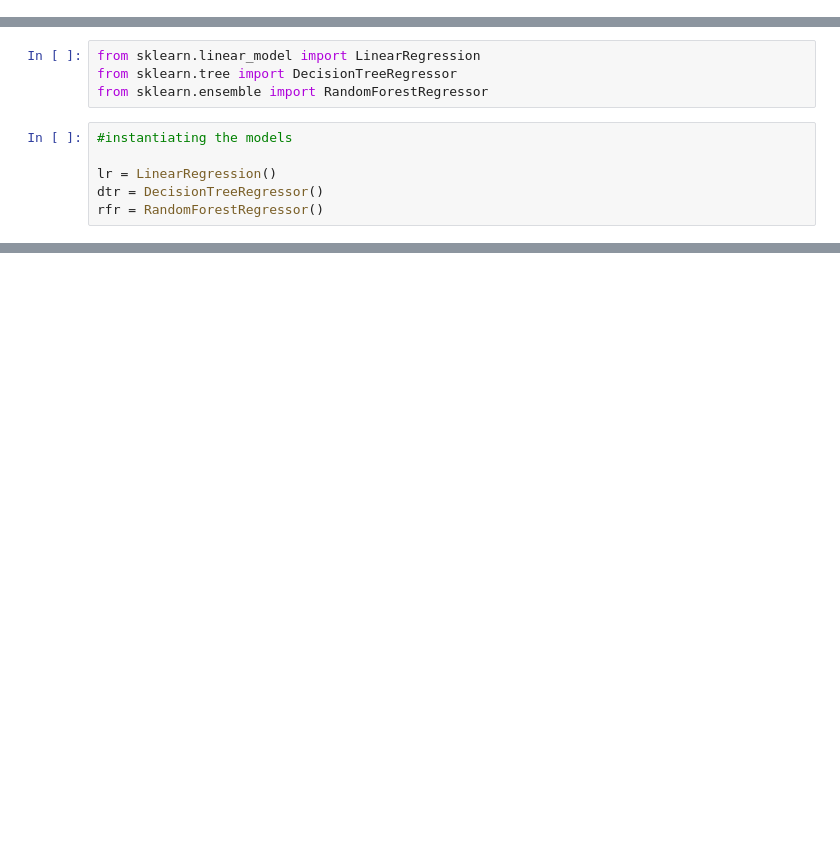
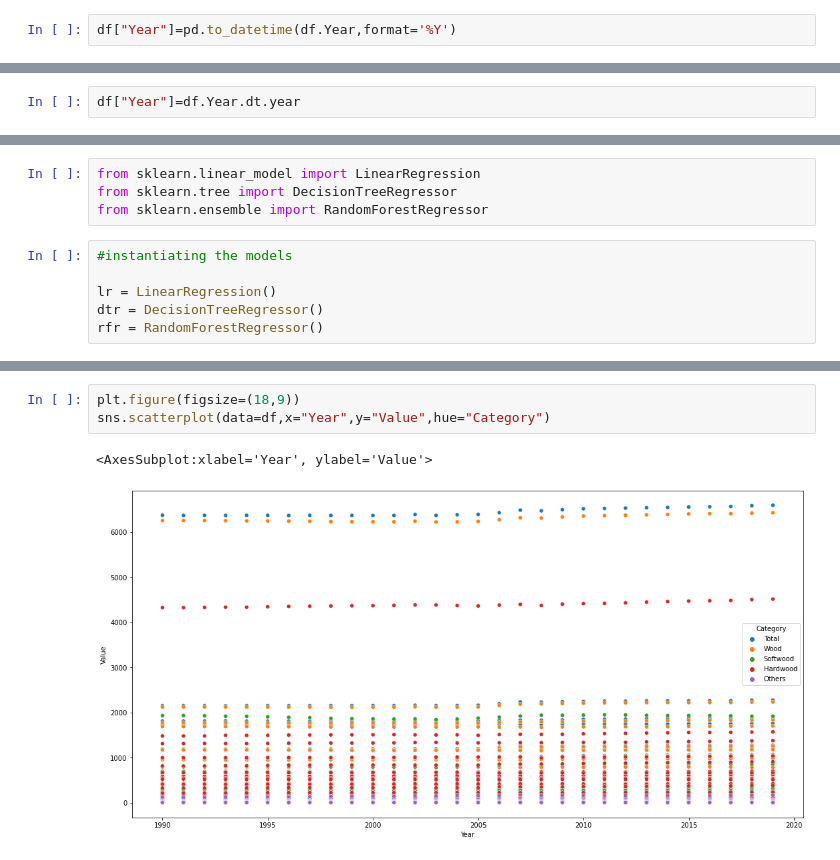
Before and after one commit to CacioA/Romanian-Forests-Price-and-Size---1990-2019---Machine-Learning-, a Jupyter notebook: Regression - Romanian forests 1990-2019 - ML Coursework.ipynb, the cells around one changed output, grey strips where cells are left out. Cells and saved outputs as stored; diff of their text form; blank space fills up the shorter version.

```diff
--- a/Regression - Romanian forests 1990-2019 - ML Coursework.ipynb
+++ b/Regression - Romanian forests 1990-2019 - ML Coursework.ipynb
@@ -67,0 +71,2 @@ df=df.drop("Unit",axis=1) #dropping Unit feature as it has only one value
+# %%
+df["Year"]=pd.to_datetime(df.Year,format='%Y')
@@ -67,0 +81,2 @@ df=df.drop("Unit",axis=1) #dropping Unit feature as it has only one value
+# %%
+df["Year"]=df.Year.dt.year
@@ -108,0 +240,6 @@ ValueError: could not convert string to float: 'Wood'
+# %%
+plt.figure(figsize=(18,9))
+sns.scatterplot(data=df,x="Year",y="Value",hue="Category")
+# %% [output]
+<AxesSubplot:xlabel='Year', ylabel='Value'>
+[figure, added]
```
Also changed, not shown: parts of 50 cells of this notebook.
